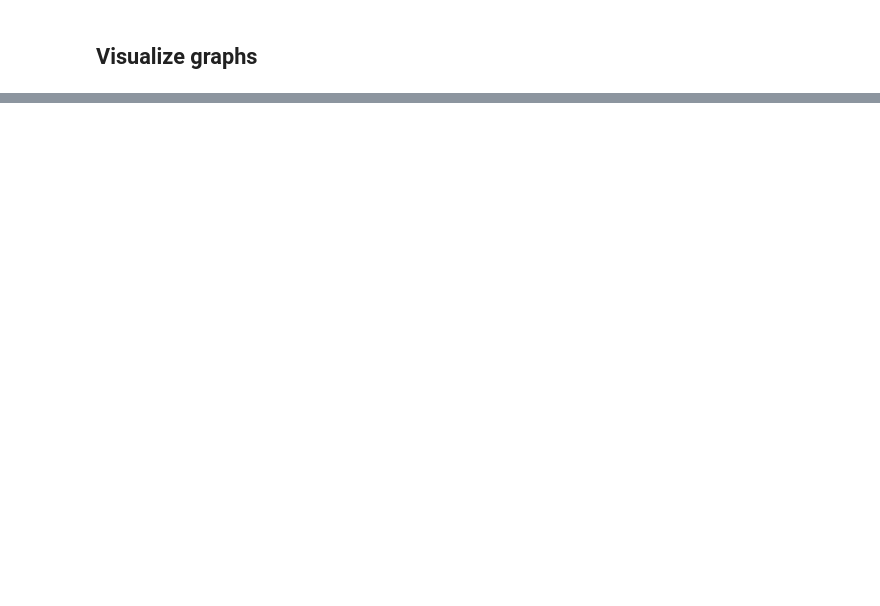
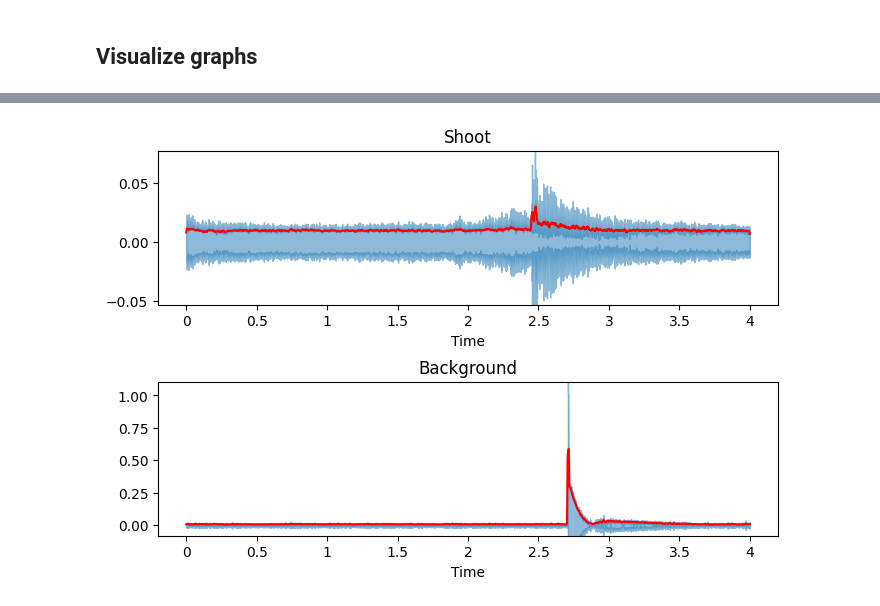
Before and after one commit to GabyDs/FirearmShotDetectionSystem, a Jupyter notebook: FirearmShotDetectionSystem.ipynb, the cells around one changed output, grey strips where cells are left out. Drawn from its saved outputs; the diff is of its cells as text; code cells hidden in the pictures; blank space fills up the shorter version.

```diff
--- a/FirearmShotDetectionSystem.ipynb
+++ b/FirearmShotDetectionSystem.ipynb
@@ -95,3 +56,31 @@ def plot_waveform(shoot, back):
   plt.title("Background")
 
   plt.show()
+# %%
+def plot_rms(shoot, back):
+
+  # extract rms
+  shoot_rms = librosa.feature.rms(y=shoot, frame_length=FRAME_LENGTH, hop_length=HOP_LENGTH)[0]
+  back_rms = librosa.feature.rms(y=back, frame_length=FRAME_LENGTH, hop_length=HOP_LENGTH)[0]
+
+  frames = range(0, shoot_rms.size)
+  t = librosa.frames_to_time(frames, hop_length=HOP_LENGTH)
+
+  plt.figure(figsize=(8, 5))
+
+  plt.subplots_adjust(hspace=0.5)
+
+  ax = plt.subplot(2, 1, 1)
+
+  librosa.display.waveshow(shoot, alpha=0.5)
+  plt.plot(t, shoot_rms, color="r")
+  plt.ylim((min(shoot), max(shoot)))
+  plt.title("Shoot")
+
+  plt.subplot(2, 1, 2)
+  librosa.display.waveshow(back, alpha=0.5)
+  plt.plot(t, back_rms, color="r")
+  plt.ylim((min(back), max(back)))
+  plt.title("Background")
+
+  plt.show()
@@ -203,0 +210,5 @@ plot_waveform(shoot_sound, back_sound)
+# %%
+# display root-mean-square energy
+plot_rms(shoot_sound, back_sound)
+# %% [output]
+[figure, added]
```
Also changed, not shown: parts of 10 cells of this notebook.
